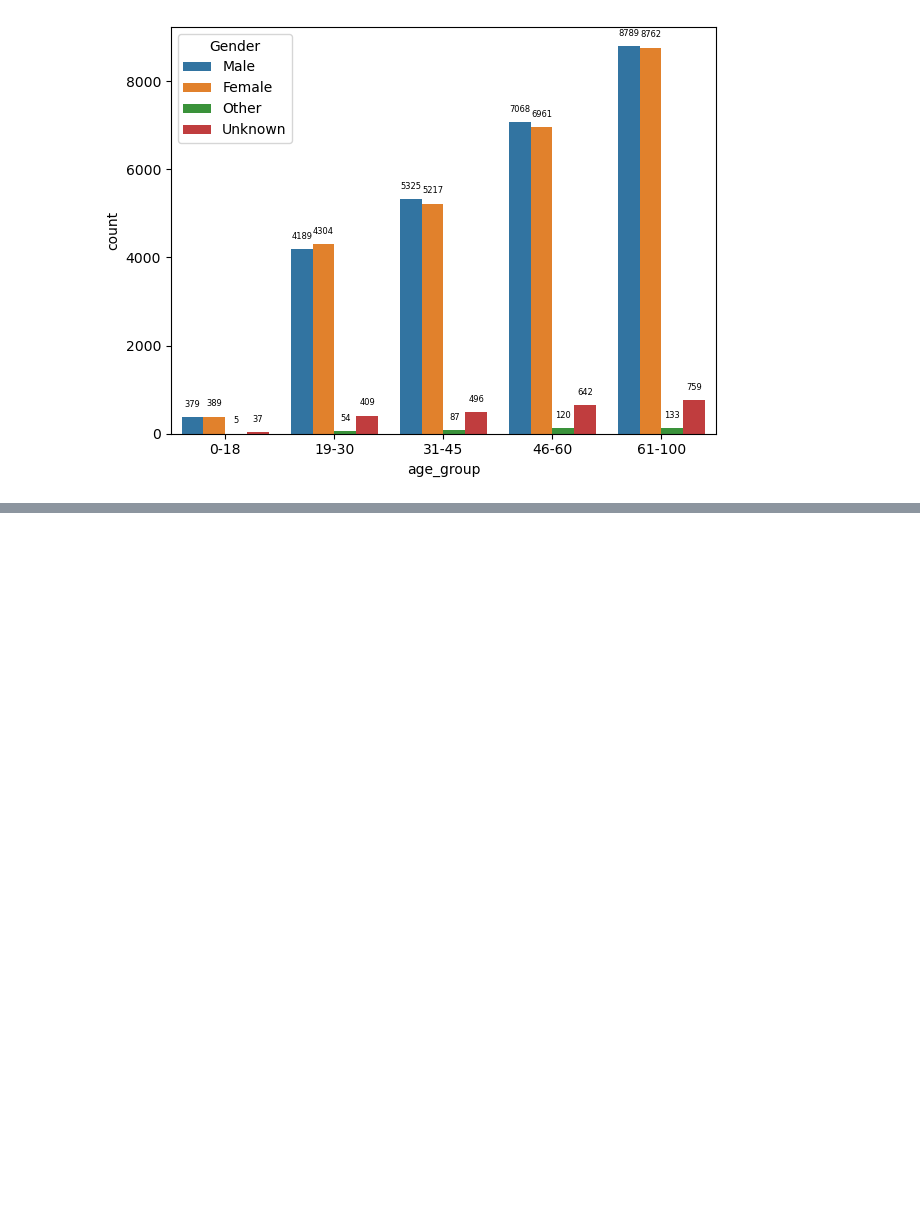
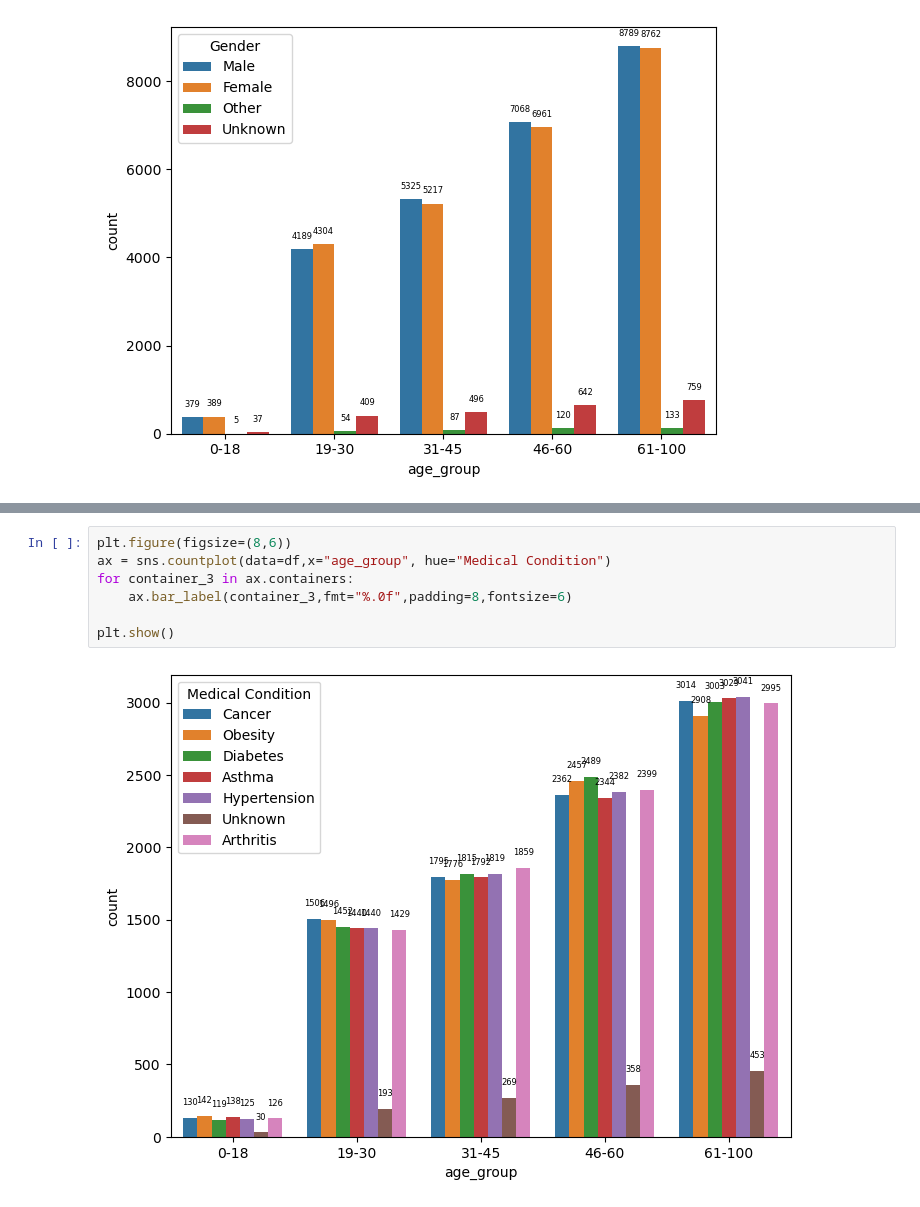
Before and after one commit to hey-rakesh/Healthcare-Patient-Analytics, a Jupyter notebook: notebook/visualisation.ipynb, the cells around one changed output, grey strips where cells are left out. Saved outputs shown, nothing was run; the diff lists cells and outputs as text; blank space fills up the shorter version.

```diff
--- a/notebook/visualisation.ipynb
+++ b/notebook/visualisation.ipynb
@@ -45,0 +66,9 @@ plt.show()
+# %%
+plt.figure(figsize=(8,6))
+ax = sns.countplot(data=df,x="age_group", hue="Medical Condition")
+for container_3 in ax.containers:
+    ax.bar_label(container_3,fmt="%.0f",padding=8,fontsize=6)
+
+plt.show()
+# %% [output]
+[figure, added]
```
Also changed, not shown: parts of 3 cells of this notebook.
